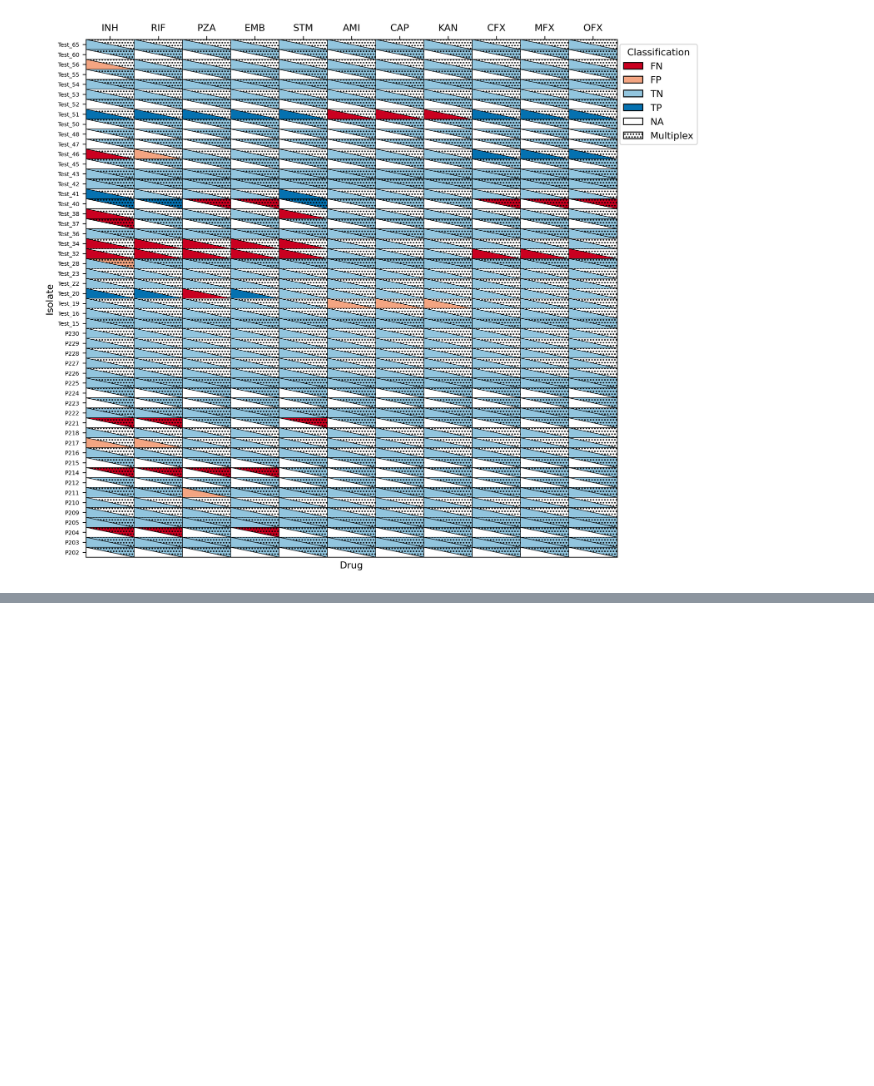
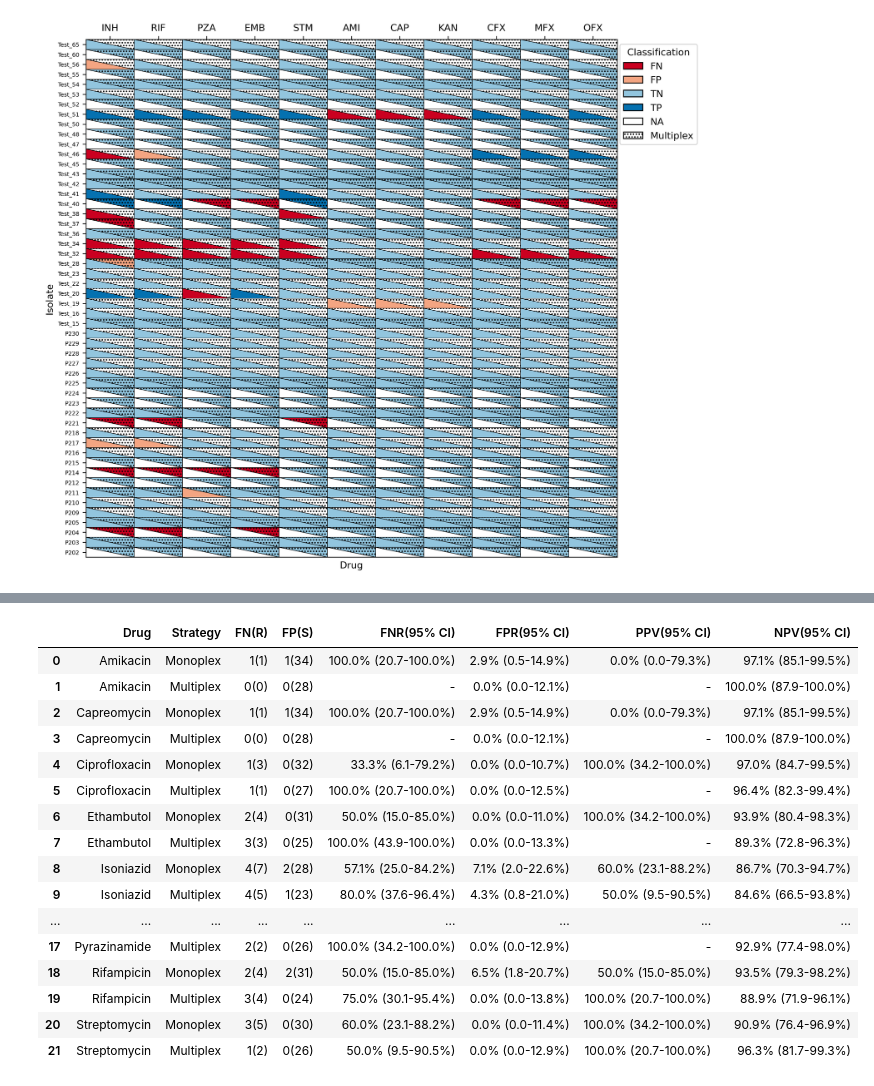
Before and after one commit to iqbal-lab-org/tb-sputum-project, a Jupyter notebook: workflow/notebooks/dst_eda.ipynb, the cells around one changed output, grey strips where cells are left out. Drawn from its saved outputs; the diff is of its cells as text; code cells hidden in the pictures; blank space fills up the shorter version.

Commit message:
update dst notebook with tables

```diff
--- a/workflow/notebooks/dst_eda.ipynb
+++ b/workflow/notebooks/dst_eda.ipynb
@@ -326,0 +649,18 @@ plt.show()
+# %%
+ont_sputum_clf = pd.DataFrame(
+    pheno_clf, columns=["name", "drug", "strategy", "classification"]
+)
+# %%
+ont_pheno_cms = defaultdict()
+
+PHENO_DRUGS = set()
+
+for drug, is_multi in product(set(ont_sputum_clf["drug"]), ["multiplex", "monoplex"]):
+    s = ont_sputum_clf.query("drug == @drug and strategy == @is_multi").value_counts(
+        subset=["classification"]
+    )
+    cm = ConfusionMatrix.from_series(s)
+    ont_pheno_cms[(drug, is_multi)] = cm
+    PHENO_DRUGS.add(drug)
+
+PHENO_DRUGS = sorted(PHENO_DRUGS)
@@ -326,0 +712,53 @@ plt.show()
+# %%
+rows = []
+
+for i, row in ont_table.iterrows():
+    cm = ConfusionMatrix(tp=row["TP"], fp=row["FP"], tn=row["TN"], fn=row["FN"])
+    npv = cm.npv()
+    ppv = cm.ppv()
+    vme = cm.fnr()
+    me = cm.fpr()
+    fn_str = f"{cm.fn}({cm.num_positive()})"
+    fp_str = f"{cm.fp}({cm.num_negative()})"
+    rows.append(
+        (
+            row["drug"].capitalize(),
+            row["strategy"].capitalize(),
+            fn_str,
+            fp_str,
+            ci_str(vme),
+            ci_str(me),
+            ci_str(ppv),
+            ci_str(npv),
+        )
+    )
+pretty_cols = [
+    "Drug",
+    "Strategy",
+    "FN(R)",
+    "FP(S)",
+    "FNR(95% CI)",
+    "FPR(95% CI)",
+    "PPV(95% CI)",
+    "NPV(95% CI)",
+]
+ont_table = pd.DataFrame(rows, columns=pretty_cols)
+ont_table
+# %% [output]
+|  | Drug | Strategy | FN(R) | FP(S) | FNR(95% CI) | FPR(95% CI) | PPV(95% CI) | NPV(95% CI) |
+| 0 | Amikacin | Monoplex | 1(1) | 1(34) | 100.0% (20.7-100.0%) | 2.9% (0.5-14.9%) | 0.0% (0.0-79.3%) | 97.1% (85.1-99.5%) |
+| 1 | Amikacin | Multiplex | 0(0) | 0(28) | - | 0.0% (0.0-12.1%) | - | 100.0% (87.9-100.0%) |
+| 2 | Capreomycin | Monoplex | 1(1) | 1(34) | 100.0% (20.7-100.0%) | 2.9% (0.5-14.9%) | 0.0% (0.0-79.3%) | 97.1% (85.1-99.5%) |
+| 3 | Capreomycin | Multiplex | 0(0) | 0(28) | - | 0.0% (0.0-12.1%) | - | 100.0% (87.9-100.0%) |
+| 4 | Ciprofloxacin | Monoplex | 1(3) | 0(32) | 33.3% (6.1-79.2%) | 0.0% (0.0-10.7%) | 100.0% (34.2-100.0%) | 97.0% (84.7-99.5%) |
+| 5 | Ciprofloxacin | Multiplex | 1(1) | 0(27) | 100.0% (20.7-100.0%) | 0.0% (0.0-12.5%) | - | 96.4% (82.3-99.4%) |
+| 6 | Ethambutol | Monoplex | 2(4) | 0(31) | 50.0% (15.0-85.0%) | 0.0% (0.0-11.0%) | 100.0% (34.2-100.0%) | 93.9% (80.4-98.3%) |
+| 7 | Ethambutol | Multiplex | 3(3) | 0(25) | 100.0% (43.9-100.0%) | 0.0% (0.0-13.3%) | - | 89.3% (72.8-96.3%) |
+| 8 | Isoniazid | Monoplex | 4(7) | 2(28) | 57.1% (25.0-84.2%) | 7.1% (2.0-22.6%) | 60.0% (23.1-88.2%) | 86.7% (70.3-94.7%) |
+| 9 | Isoniazid | Multiplex | 4(5) | 1(23) | 80.0% (37.6-96.4%) | 4.3% (0.8-21.0%) | 50.0% (9.5-90.5%) | 84.6% (66.5-93.8%) |
+| ... | ... | ... | ... | ... | ... | ... | ... | ... |
+| 17 | Pyrazinamide | Multiplex | 2(2) | 0(26) | 100.0% (34.2-100.0%) | 0.0% (0.0-12.9%) | - | 92.9% (77.4-98.0%) |
+| 18 | Rifampicin | Monoplex | 2(4) | 2(31) | 50.0% (15.0-85.0%) | 6.5% (1.8-20.7%) | 50.0% (15.0-85.0%) | 93.5% (79.3-98.2%) |
+| 19 | Rifampicin | Multiplex | 3(4) | 0(24) | 75.0% (30.1-95.4%) | 0.0% (0.0-13.8%) | 100.0% (20.7-100.0%) | 88.9% (71.9-96.1%) |
+| 20 | Streptomycin | Monoplex | 3(5) | 0(30) | 60.0% (23.1-88.2%) | 0.0% (0.0-11.4%) | 100.0% (34.2-100.0%) | 90.9% (76.4-96.9%) |
+| 21 | Streptomycin | Multiplex | 1(2) | 0(26) | 50.0% (9.5-90.5%) | 0.0% (0.0-12.9%) | 100.0% (20.7-100.0%) | 96.3% (81.7-99.3%) |
```
Also changed, not shown: parts of 15 cells of this notebook.
